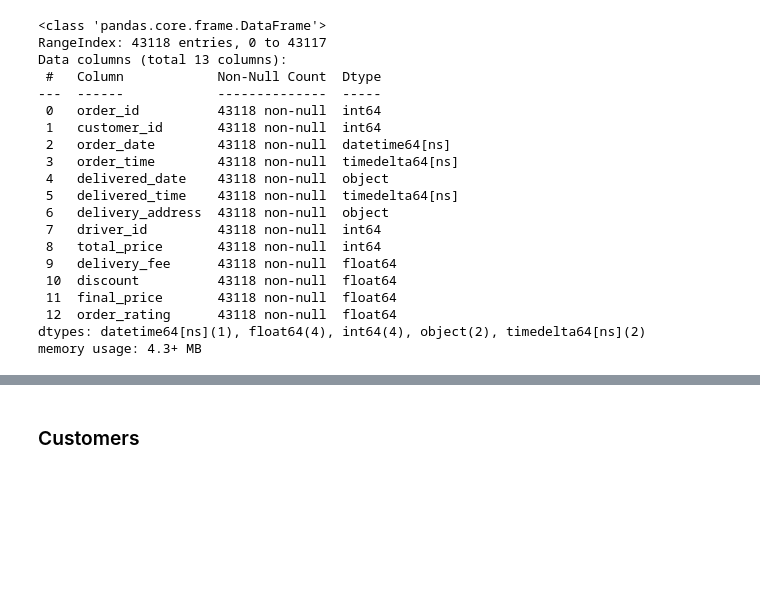
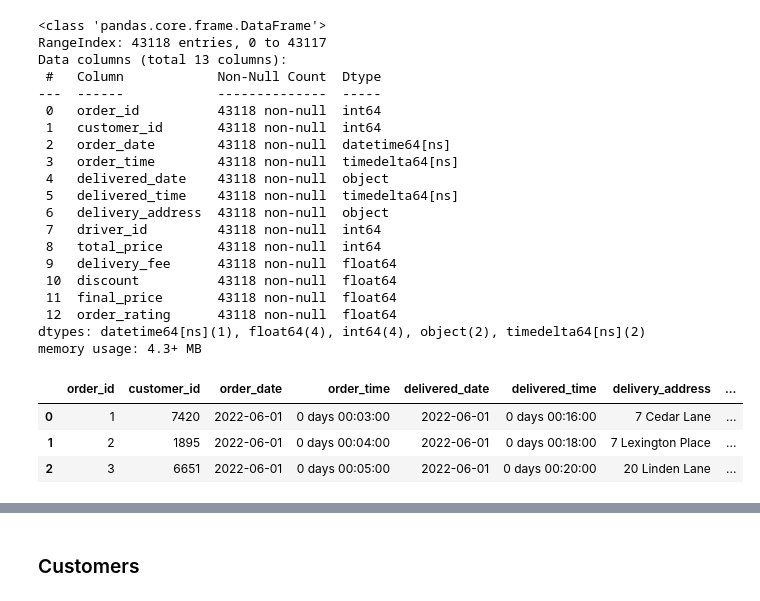
Before and after one commit to mragnostic/foodhunter-data-solutions, a Jupyter notebook: Causality test.ipynb, the cells around one changed output, grey strips where cells are left out. Drawn from its saved outputs; the diff is of its cells as text; code cells hidden in the pictures; blank space fills up the shorter version.

```diff
--- a/Causality test.ipynb
+++ b/Causality test.ipynb
@@ -84,6 +85,13 @@ dtypes: datetime64[ns](1), float64(4), int64(4), object(2), timedelta64[ns](2)
 memory usage: 4.3+ MB
 # %%
 orders['delivered_date'] = pd.to_datetime(orders.delivered_date, format = '%Y-%m-%d')
+orders['delivery_duration_in_mins'] = pd.to_timedelta((orders.delivered_time - orders.order_time)).dt.total_seconds() / 60
+orders[:3]
+# %% [output]
+|  | order_id | customer_id | order_date | order_time | delivered_date | delivered_time | delivery_address | ... |
+| 0 | 1 | 7420 | 2022-06-01 | 0 days 00:03:00 | 2022-06-01 | 0 days 00:16:00 | 7 Cedar Lane | ... |
+| 1 | 2 | 1895 | 2022-06-01 | 0 days 00:04:00 | 2022-06-01 | 0 days 00:18:00 | 7 Lexington Place | ... |
+| 2 | 3 | 6651 | 2022-06-01 | 0 days 00:05:00 | 2022-06-01 | 0 days 00:20:00 | 20 Linden Lane | ... |
 # %%
 orders.info()
 # %% [output]
```
Also changed, not shown: parts of 12 cells of this notebook, 3 other files.
